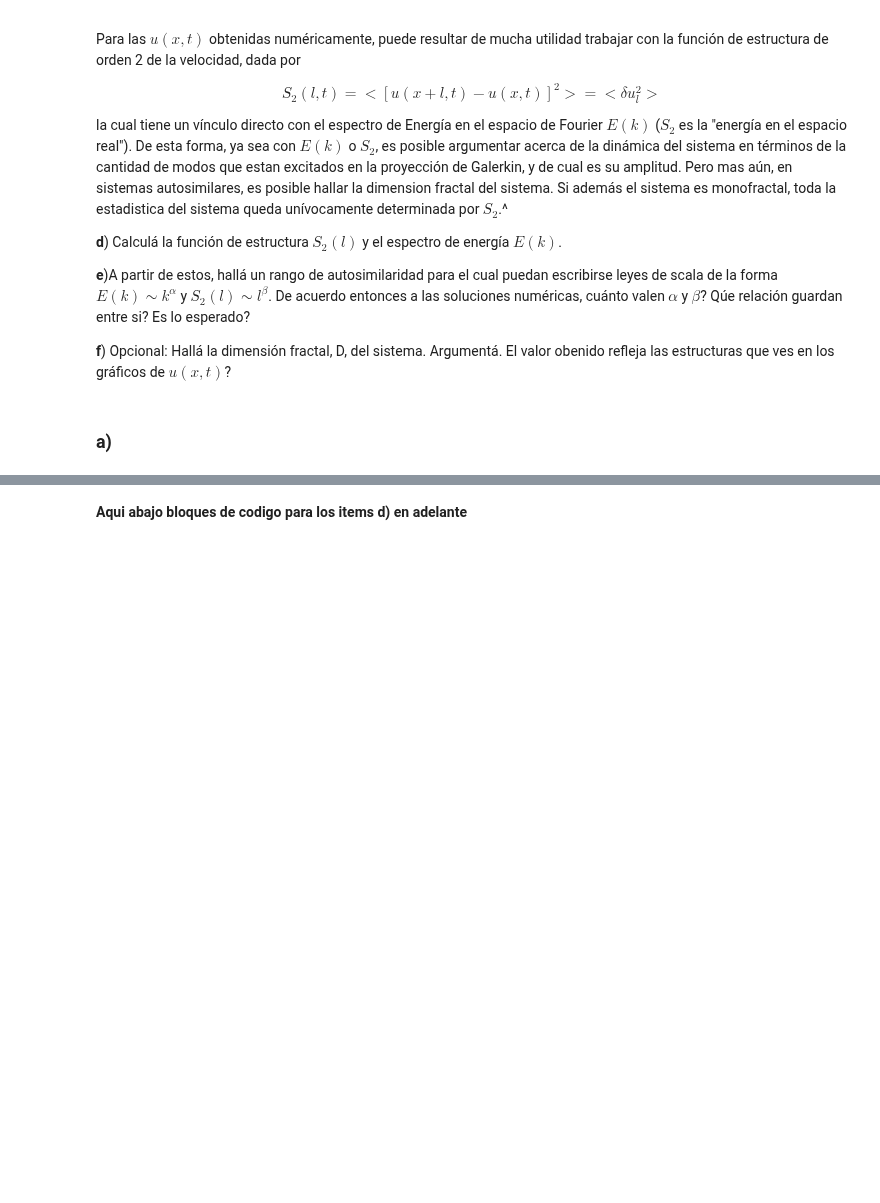
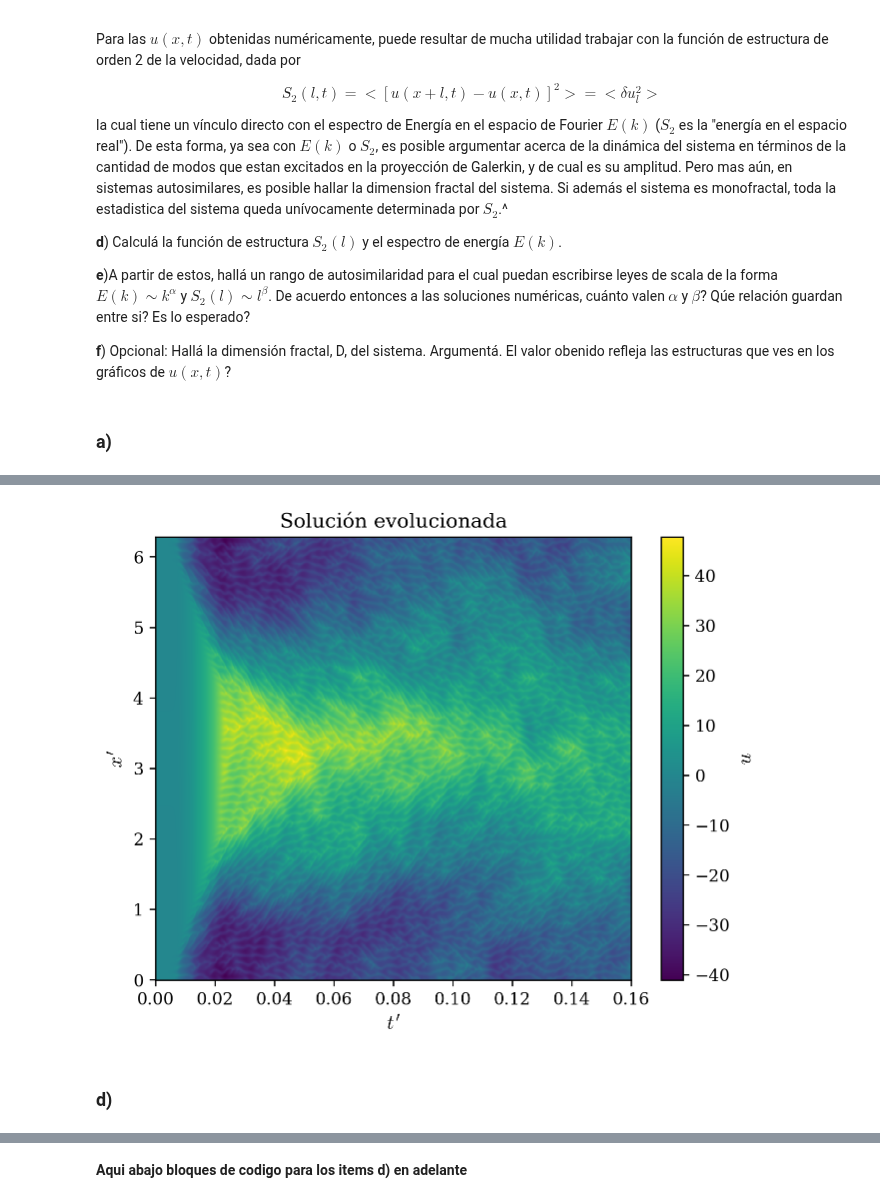
Before and after one commit to agustinbrusco/Sistemas_Complejos, a Jupyter notebook: guias/Guia5.ipynb, the cells around one changed output, grey strips where cells are left out. Saved outputs shown, nothing was run; the diff lists cells and outputs as text; code cells hidden in the pictures; blank space fills up the shorter version.

```diff
--- a/guias/Guia5.ipynb
+++ b/guias/Guia5.ipynb
@@ -334,0 +477,30 @@ $$\dot{a}_k(t) = \left(k \frac{2\pi}{L}\right)^2 a_k(t) - \left(k \frac{2\pi}{L}
+# %%
+# L = 80
+plt.close("all")
+%matplotlib inline
+dt = 1e-6
+tf = 160_000*dt
+L = 80
+x_vals, t_vals, u = kuramoto_sivashinsky_pseudoespectral(
+    lambda x: gaussian(x, np.pi, np.pi/3),
+    L=L,
+    tf=tf,
+    nx=512,
+    dt=dt,
+)
+
+u_plot = u - np.mean(u, axis=0, keepdims=True)
+
+plt.figure()
+plt.title("Solución evolucionada")
+xx_vals, tt_vals = np.meshgrid(x_vals, t_vals, indexing='ij')
+plt.pcolormesh(tt_vals, xx_vals, u_plot, cmap="viridis")
+
+plt.xlabel("$t^\prime$")
+plt.ylabel("$x^\prime$")
+plt.colorbar(label="$u$")
+plt.show()
+# %% [output]
+[figure, added]
+# %% [markdown]
+### d)
```
Also changed, not shown: parts of 12 cells of this notebook.
